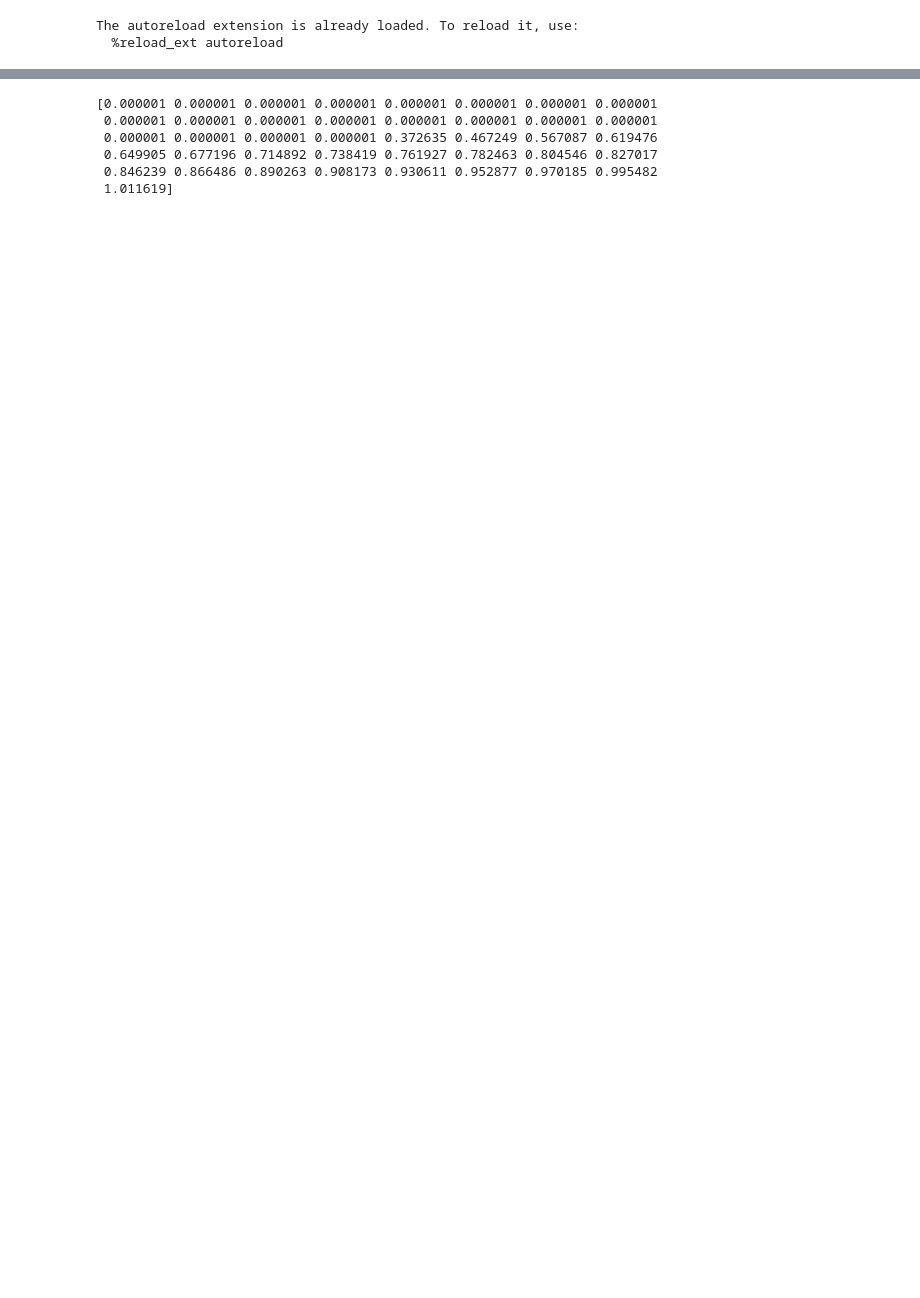
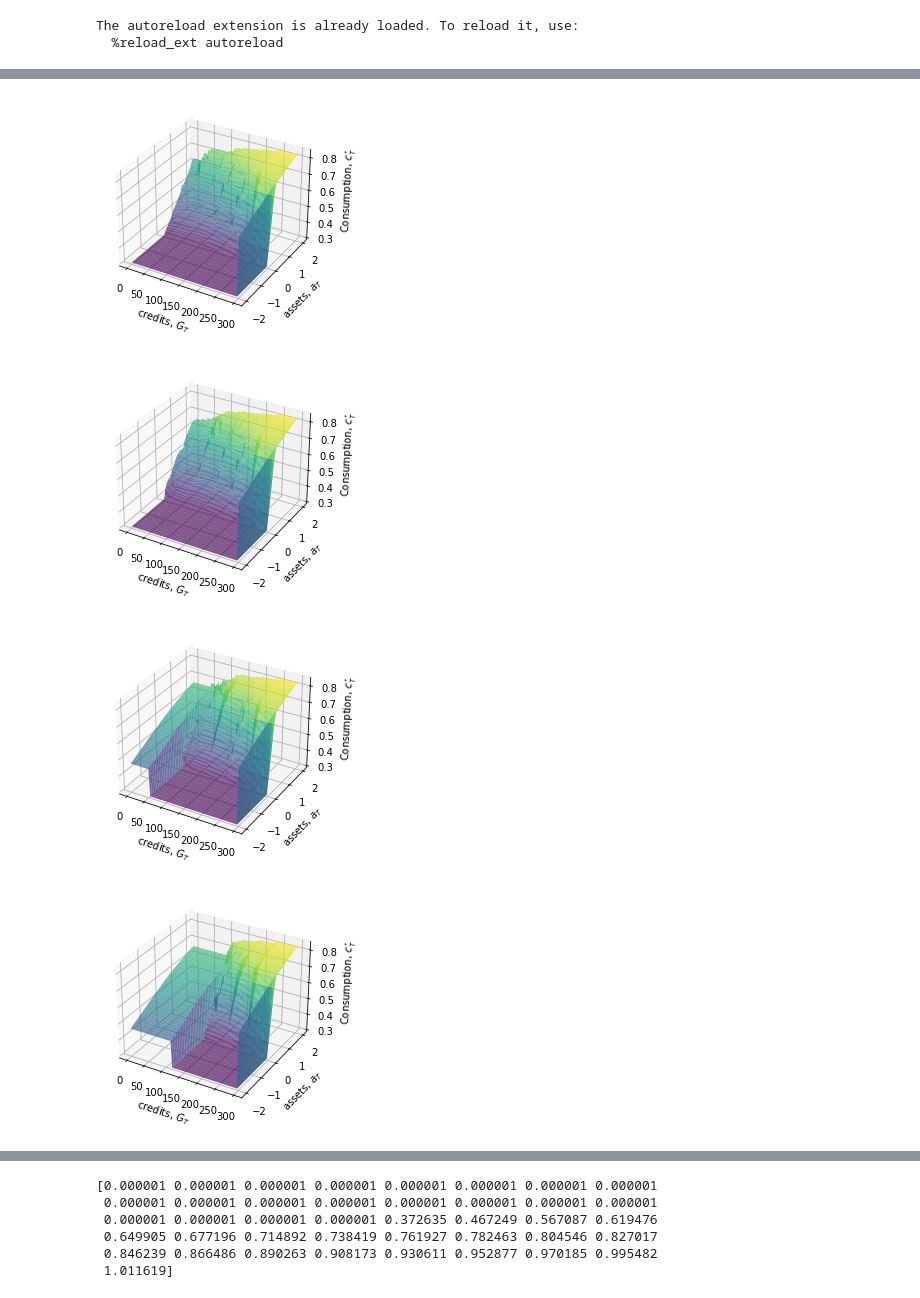
Before and after one commit to aiabondegaard/speciale2, a Jupyter notebook: breakdown_notebook.ipynb, the cells around one changed output, grey strips where cells are left out. Drawn from its saved outputs; the diff is of its cells as text; code cells hidden in the pictures; blank space fills up the shorter version.

```diff
--- a/breakdown_notebook.ipynb
+++ b/breakdown_notebook.ipynb
@@ -58,0 +63,14 @@ ax.set(xlabel='credits, $G_{T}$',ylabel='assets, $a_T$',zlabel='Consumption, $c_
+# %%
+a_mesh, G_mesh = np.meshgrid(par.a_grid,par.G_grid,indexing='ij')
+
+for t in range(par.T-49,par.T-42):
+    fig = plt.figure()
+    ax = plt.axes(projection='3d')
+
+    ax.plot_surface(G_mesh, a_mesh, sol.c[t,2,:,:],rstride=1,cstride=1,cmap='viridis', edgecolor='none',alpha=0.75);
+    ax.set(xlabel='credits, $G_{T}$',ylabel='assets, $a_T$',zlabel='Consumption, $c_{T}^{\star}$');
+# %% [output]
+[figure, added]
+[figure, added]
+[figure, added]
+[figure, added]
```
Also changed, not shown: parts of 26 cells of this notebook, 14 other files.
